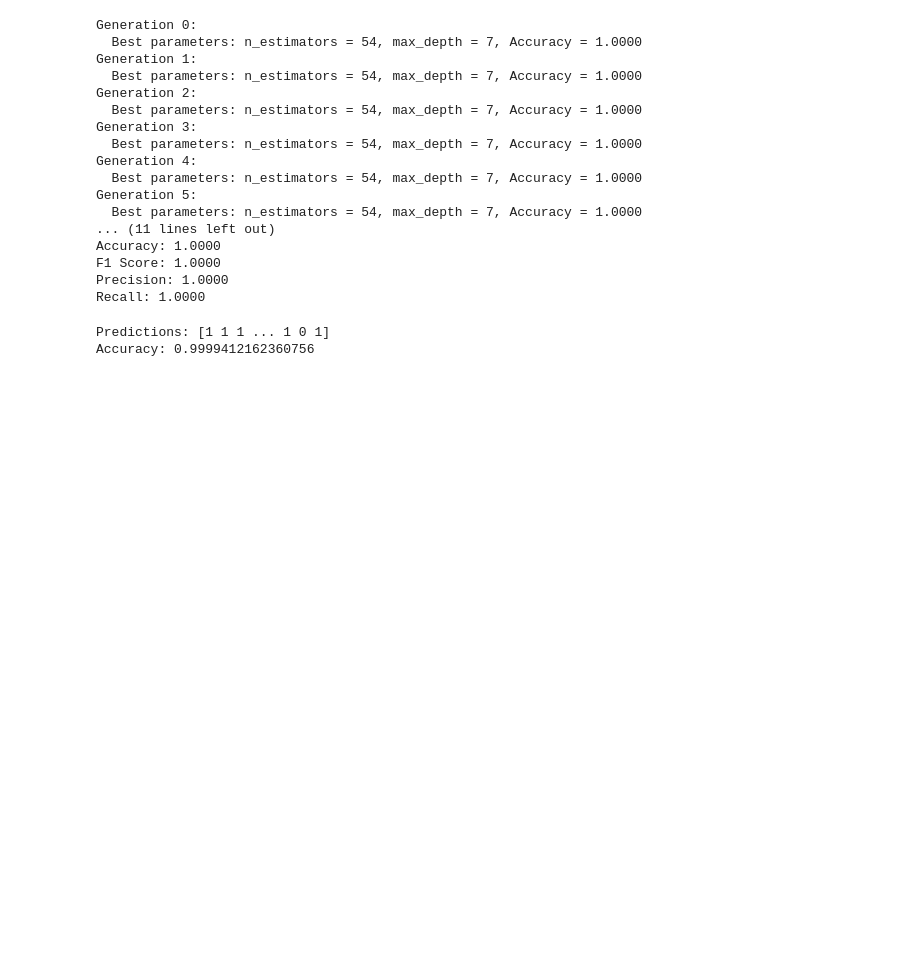
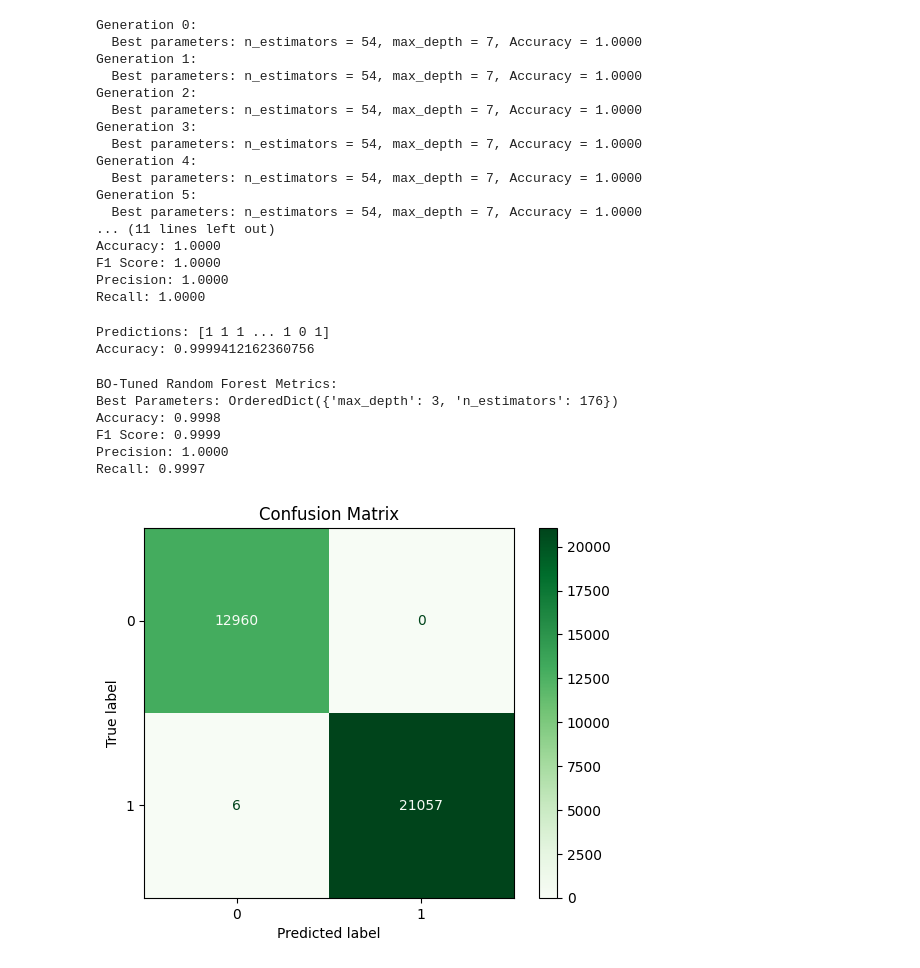
Before and after one commit to sharma19d/DDos_Classification_2024, a Jupyter notebook: DDos_Classification_2024/DDos_classification_code.ipynb, the cells around one changed output. Drawn from its saved outputs; the diff is of its cells as text; code cells hidden in the pictures; blank space fills up the shorter version.

```diff
--- a/DDos_Classification_2024/DDos_classification_code.ipynb
+++ b/DDos_Classification_2024/DDos_classification_code.ipynb
@@ -590,3 +590,59 @@ print("Accuracy:", accuracy)
 # %% [output]
 Predictions: [1 1 1 ... 1 0 1]
 Accuracy: 0.9999412162360756
+# %%
+from skopt import BayesSearchCV
+from sklearn.ensemble import RandomForestClassifier
+from sklearn.metrics import accuracy_score, f1_score, precision_score, recall_score
+
+# Define the parameter space
+param_space = {
+    'n_estimators': (10, 200),
+    'max_depth': (1, 50)
+}
+
+# Perform Bayesian Optimization
+opt = BayesSearchCV(
+    estimator=RandomForestClassifier(random_state=42),
+    search_spaces=param_space,
+    n_iter=32,  # Number of iterations
+    cv=3  # Cross-validation
+)
+
+opt.fit(X_train, y_train)
+
+# Use the best parameters to train the final model
+best_rf_model = opt.best_estimator_
+best_rf_model.fit(X_train, y_train)
+rf_pred = best_rf_model.predict(X_test)
+
+# Evaluate the BO-tuned RandomForest
+rf_accuracy = accuracy_score(y_test, rf_pred)
+rf_f1 = f1_score(y_test, rf_pred)
+rf_precision = precision_score(y_test, rf_pred)
+rf_recall = recall_score(y_test, rf_pred)
+
+print('\nBO-Tuned Random Forest Metrics:')
+print(f'Best Parameters: {opt.best_params_}')
+print(f'Accuracy: {rf_accuracy:.4f}')
+print(f'F1 Score: {rf_f1:.4f}')
+print(f'Precision: {rf_precision:.4f}')
+print(f'Recall: {rf_recall:.4f}')
+# %% [output]
+BO-Tuned Random Forest Metrics:
+Best Parameters: OrderedDict({'max_depth': 3, 'n_estimators': 176})
+Accuracy: 0.9998
+F1 Score: 0.9999
+Precision: 1.0000
+Recall: 0.9997
+# %%
+from sklearn.metrics import confusion_matrix, ConfusionMatrixDisplay
+
+# Create and display the confusion matrix
+conf_matrix = confusion_matrix(y_test, rf_pred)
+disp = ConfusionMatrixDisplay(confusion_matrix=conf_matrix)
+disp.plot(cmap=plt.cm.Greens)
+plt.title('Confusion Matrix')
+plt.show()
+# %% [output]
+[figure, added]
```
Also changed, not shown: parts of 6 cells of this notebook.
